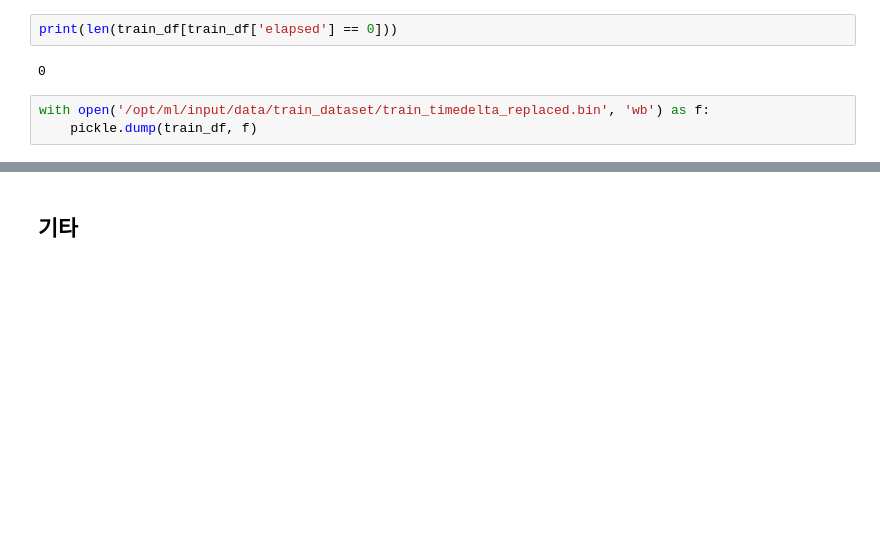
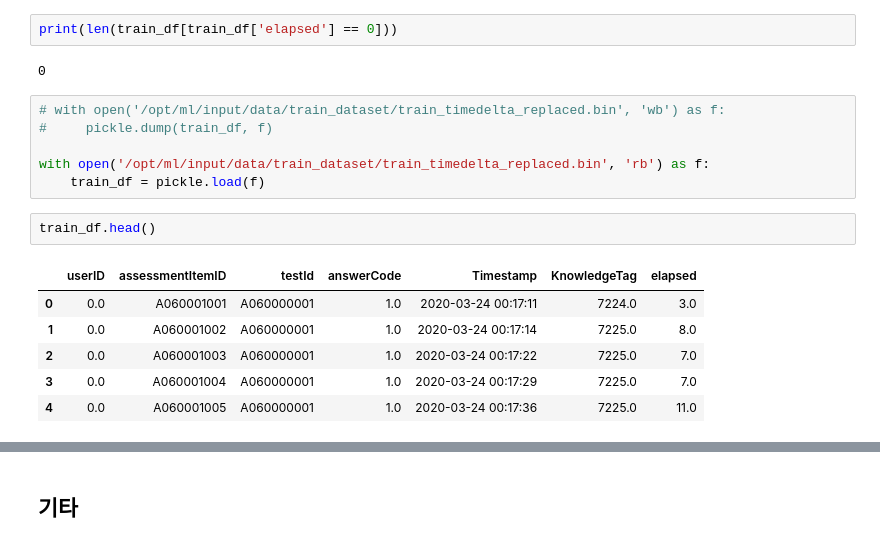
Before and after one commit to bcaitech1/p4-dkt-lastffang, a Jupyter notebook: notebooks/replace-timedelta.ipynb, the cells around one changed output, grey strips where cells are left out. Cells and saved outputs as stored; diff of their text form; blank space fills up the shorter version.

Commit message:
Update timedelta replacement

```diff
--- a/notebooks/replace-timedelta.ipynb
+++ b/notebooks/replace-timedelta.ipynb
@@ -363,5 +372,17 @@ print(len(train_df[train_df['elapsed'] == 0]))
 # %% [output]
 0
 # %%
-with open('/opt/ml/input/data/train_dataset/train_timedelta_replaced.bin', 'wb') as f:
-    pickle.dump(train_df, f)
+# with open('/opt/ml/input/data/train_dataset/train_timedelta_replaced.bin', 'wb') as f:
+#     pickle.dump(train_df, f)
+
+with open('/opt/ml/input/data/train_dataset/train_timedelta_replaced.bin', 'rb') as f:
+    train_df = pickle.load(f)
+# %%
+train_df.head()
+# %% [output]
+|  | userID | assessmentItemID | testId | answerCode | Timestamp | KnowledgeTag | elapsed |
+| 0 | 0.0 | A060001001 | A060000001 | 1.0 | 2020-03-24 00:17:11 | 7224.0 | 3.0 |
+| 1 | 0.0 | A060001002 | A060000001 | 1.0 | 2020-03-24 00:17:14 | 7225.0 | 8.0 |
+| 2 | 0.0 | A060001003 | A060000001 | 1.0 | 2020-03-24 00:17:22 | 7225.0 | 7.0 |
+| 3 | 0.0 | A060001004 | A060000001 | 1.0 | 2020-03-24 00:17:29 | 7225.0 | 7.0 |
+| 4 | 0.0 | A060001005 | A060000001 | 1.0 | 2020-03-24 00:17:36 | 7225.0 | 11.0 |
```
Also changed, not shown: parts of 33 cells of this notebook.
